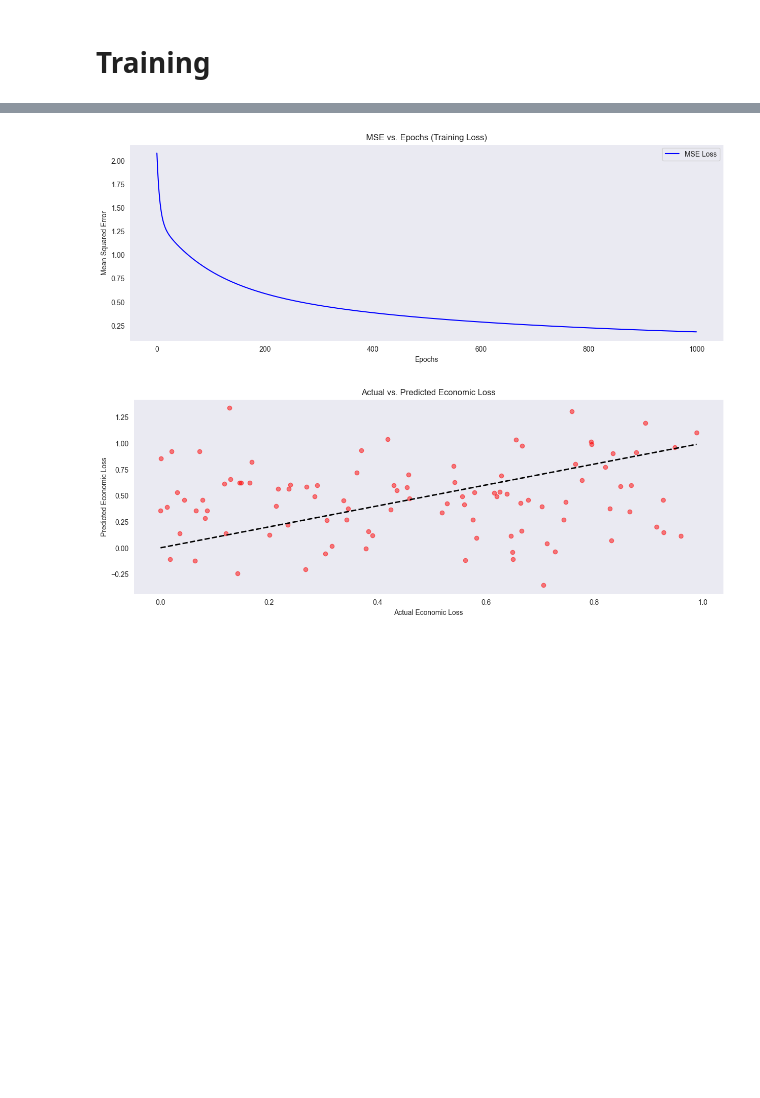
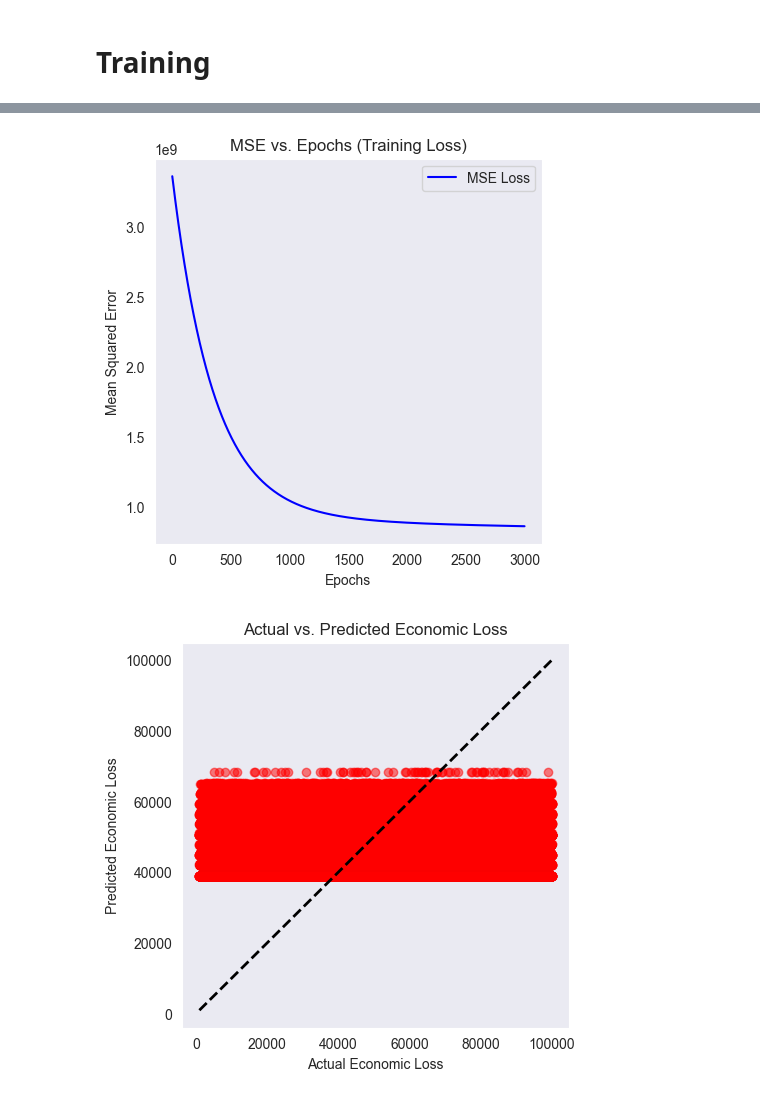
Before and after one commit to muhammadsaadx/Linear-Regression-from-Scratch, a Jupyter notebook: LinearRegression.ipynb, the cells around one changed output, grey strips where cells are left out. Saved outputs shown, nothing was run; the diff lists cells and outputs as text; code cells hidden in the pictures; blank space fills up the shorter version.

Commit message:
changed one hot encoding + feature selection + added heat map

```diff
--- a/LinearRegression.ipynb
+++ b/LinearRegression.ipynb
@@ -57,6 +37,3 @@ np.int64(0)
-# %%
-#Clean Data and remove missing values
-data = data.dropna()
 # %% [markdown]
 # One Hot Encoding
 # %%
@@ -124,22 +147,31 @@ print(data.head())
 # %% [markdown]
 # Select features which effect Economic Loss
 # %%
-selected_features = [
-    'Year', 'Number of Vehicles Involved', 'Speed Limit', 'Driver Alcohol Level', 'Driver Fatigue',
-    'Pedestrians Involved', 'Cyclists Involved', 'Accident Severity', 'Number of Injuries',
-    'Number of Fatalities', 'Emergency Response Time', 'Traffic Volume', 'Road Condition',
-    'Insurance Claims', 'Medical Cost', 'Population Density', 'Economic Loss'
-]
+# selected_features = [
+#     'Year', 'Number of Vehicles Involved', 'Speed Limit', 'Driver Alcohol Level', 'Driver Fatigue', 'Pedestrians Involved', 'Cyclists Involved', 'Number of Injuries',
+#     'Number of Fatalities', 'Emergency Response Time', 'Traffic Volume', 'Insurance Claims', 'Medical Cost', 'Population Density', 'Economic Loss'
+# ]
 
-new_data = data[selected_features].copy()
+
+# new_data = data[selected_features].copy()
+
+# # new_data = new_data.iloc[:50]
 
 # new_data.head()
 
 
-###############################################################
 
 
-new_data = new_data.head(100)
+#################################################################
 
+
+top_features = correlations.index[:8]
+
+print(correlations[top_features])
+
+# Select the top features for training
+new_data = data[top_features]
+
+# Display the selected features data
 new_data.head()
 # %% [output]
@@ -224,8 +201,8 @@ y = new_data['Economic Loss'].values.reshape(-1, 1)  # Convert to NumPy array an
 X = np.c_[np.ones((X.shape[0], 1)), X]  # Adding a column of ones for the intercept
 
 # Hyperparameters
-learning_rate = 0.01  # Step size
-epochs = 1000  # Number of iterations
+learning_rate = 0.001  # Step size
+epochs = 3000  # Number of iterations
 m = X.shape[0]  # Number of samples
 
 # Initialize weights (theta) randomly
@@ -269,7 +252,7 @@ for epoch in range(epochs):
     gradients = (1/m) * np.dot(X.T, error)
 
     # Update weights
-    theta -= learning_rate * gradients
+    theta -= learning_rate * gradients.astype(np.float64)
 
     # Compute and store loss (Mean Squared Error)
     mse = np.mean(error ** 2)
@@ -321,25 +309,25 @@ Final weights (theta):
 # %%
 
 # Plot MSE vs. Epochs
-plt.figure(figsize=(15, 5))
+plt.figure(figsize=(5, 5))
 plt.plot(range(epochs), loss_history, label="MSE Loss", color='b')
 plt.xlabel("Epochs")
 plt.ylabel("Mean Squared Error")
 plt.title("MSE vs. Epochs (Training Loss)")
 plt.legend()
 plt.grid()
 plt.show()
 
 # Scatter plot: Actual vs. Predicted Economic Loss
-plt.figure(figsize=(15, 5))
+plt.figure(figsize=(5, 5))
 plt.scatter(y, predictions, color='r', alpha=0.5)
 plt.xlabel("Actual Economic Loss")
 plt.ylabel("Predicted Economic Loss")
 plt.title("Actual vs. Predicted Economic Loss")
 plt.plot([y.min(), y.max()], [y.min(), y.max()], 'k--', lw=2)  # Reference line
 plt.grid()
 plt.show()
 # %% [output]
-[figure, old version]
+[figure, new version]
-[figure, old version]
+[figure, new version]
 # %%
```
Also changed, not shown: parts of 24 cells of this notebook.
